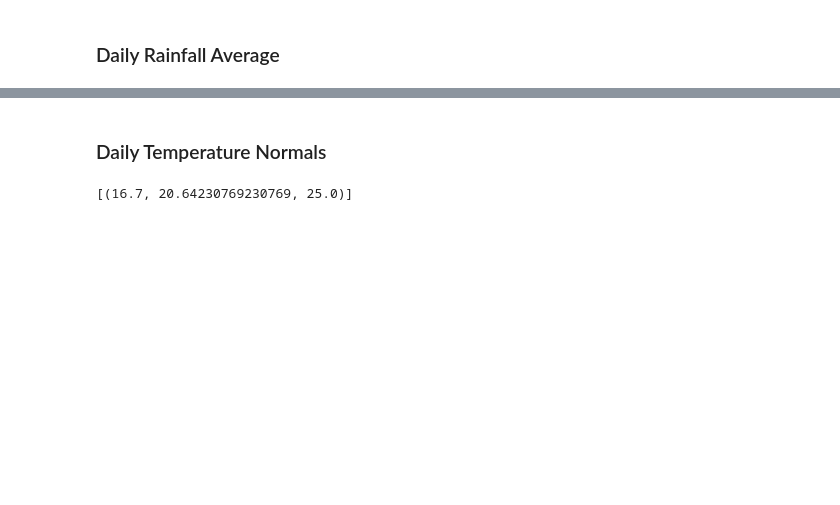
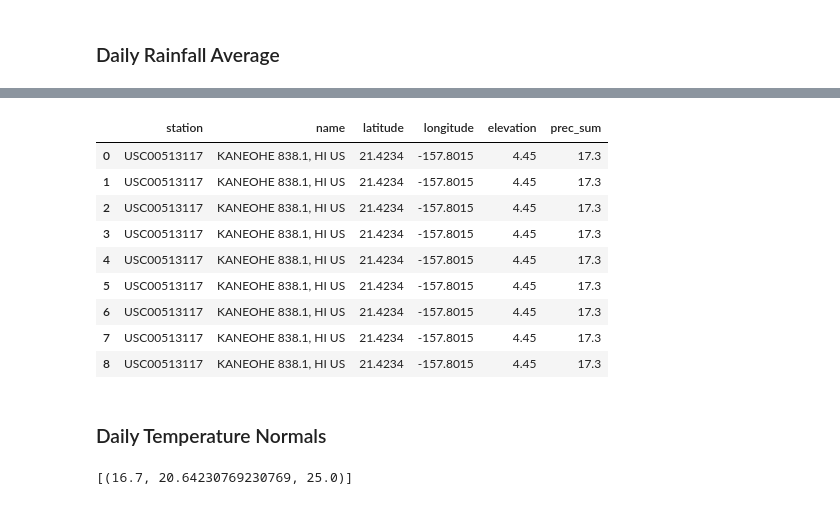
Before and after one commit to dalemunroe/sqlalchemy-challenge, a Jupyter notebook: temp_analysis_bonus_2_starter.ipynb, the cells around one changed output, grey strips where cells are left out. Drawn from its saved outputs; the diff is of its cells as text; code cells hidden in the pictures; blank space fills up the shorter version.

```diff
--- a/temp_analysis_bonus_2_starter.ipynb
+++ b/temp_analysis_bonus_2_starter.ipynb
@@ -83,0 +126,17 @@ print(stats('2015-01-01', '2015-12-31'))
+# %%
+station_prcp = session.query(Measurement.station, func.sum(Measurement.prcp)).filter(Measurement.date >= '2015-08-01').\
+        filter(Measurement.date <= '2015-08-07').group_by(Measurement.station)
+
+def rain_perstation(name):
+        sel = [Station.station, Station.name, Station.latitude, Station.longitude, Station.elevation]
+        return session.query(*sel).filter(Station.station == name).first()
+# %%
+stations_records = []
+station_list = ['USC00519397', 'USC00513117', 'USC00514830', 'USC00517948', 'USC00518838', 'USC00519523', 'USC00519281','USC00511918', 'USC00516128']
+
+for record in station_list:
+    r=rain_perstation(one)
+    stations_records.append(r)
+
+# show results
+stations_records
@@ -83,0 +153,8 @@ print(stats('2015-01-01', '2015-12-31'))
+# %%
+#create a df of station_results
+station_records_df = pd.DataFrame(stations_records)
+
+# create a df of rainfall results
+rain_info_df = pd.read_sql_query(station_prcp.statement, session.bind)
+
+rain_info_df.head()
@@ -84,3 +168,19 @@ print(stats('2015-01-01', '2015-12-31'))
+# %%
+# Merge tables & sort this in descending order by precipitation amount, and list the station, name, latitude, longitude, and elevation.
+
+rain_info_df = rain_info_df.rename(columns={'sum_1': 'prec_sum'})
+pd.merge(station_records_df, rain_info_df, on="station", how="inner").sort_values(by=["prec_sum"],ascending=False)
+# %% [output]
+|  | station | name | latitude | longitude | elevation | prec_sum |
+| 0 | USC00513117 | KANEOHE 838.1, HI US | 21.4234 | -157.8015 | 4.45 | 17.3 |
+| 1 | USC00513117 | KANEOHE 838.1, HI US | 21.4234 | -157.8015 | 4.45 | 17.3 |
+| 2 | USC00513117 | KANEOHE 838.1, HI US | 21.4234 | -157.8015 | 4.45 | 17.3 |
+| 3 | USC00513117 | KANEOHE 838.1, HI US | 21.4234 | -157.8015 | 4.45 | 17.3 |
+| 4 | USC00513117 | KANEOHE 838.1, HI US | 21.4234 | -157.8015 | 4.45 | 17.3 |
+| 5 | USC00513117 | KANEOHE 838.1, HI US | 21.4234 | -157.8015 | 4.45 | 17.3 |
+| 6 | USC00513117 | KANEOHE 838.1, HI US | 21.4234 | -157.8015 | 4.45 | 17.3 |
+| 7 | USC00513117 | KANEOHE 838.1, HI US | 21.4234 | -157.8015 | 4.45 | 17.3 |
+| 8 | USC00513117 | KANEOHE 838.1, HI US | 21.4234 | -157.8015 | 4.45 | 17.3 |
 # %% [markdown]
 ### Daily Temperature Normals
 # %%
```
Also changed, not shown: parts of 10 cells of this notebook.
